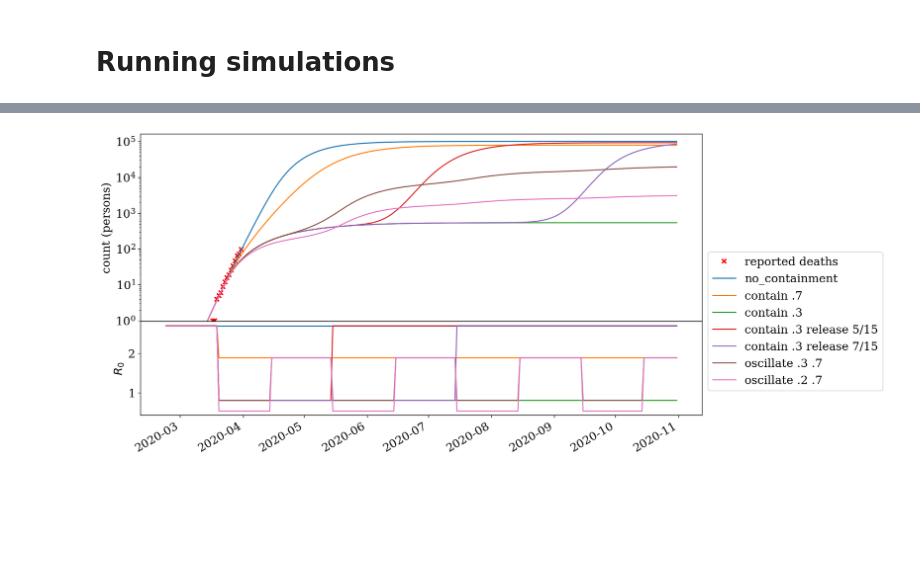
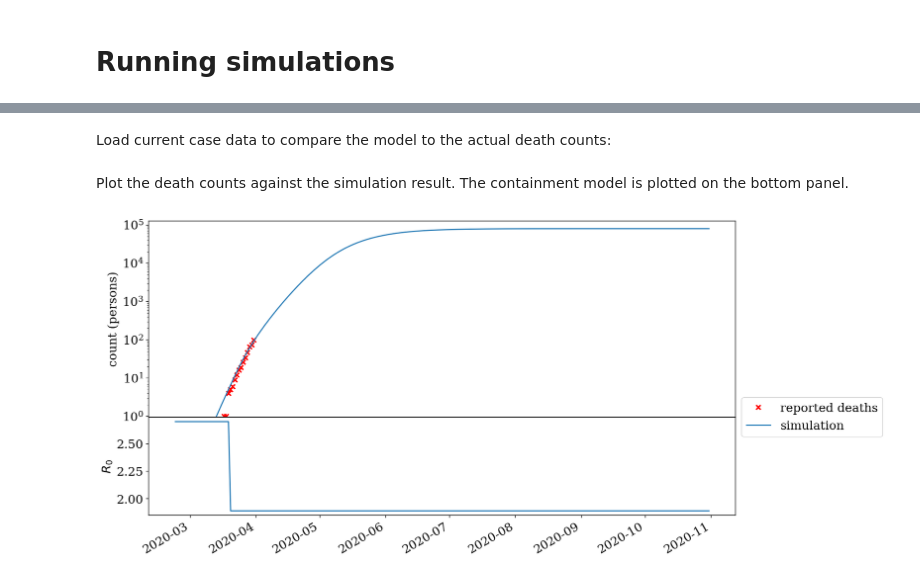
Before and after one commit to uiuc-covid19-modeling/pydemic, a Jupyter notebook: examples/neher-scenarios.ipynb, the cells around one changed output, grey strips where cells are left out. Drawn from its saved outputs; the diff is of its cells as text; code cells hidden in the pictures; blank space fills up the shorter version.

Commit message:
update neher-scenarios notebook

```diff
--- a/examples/neher-scenarios.ipynb
+++ b/examples/neher-scenarios.ipynb
@@ -107,0 +101,6 @@ results['oscillate .2 .7'] = sim_from_containment_model(containment), containmen
+# %%
+sim = NeherModelSimulation(
+    epidemiology, severity, population.imports_per_day,
+    len(age_distribution.counts), containment
+)
+y0 = sim.get_initial_population(population, age_distribution)
@@ -107,0 +110,4 @@ results['oscillate .2 .7'] = sim_from_containment_model(containment), containmen
+# %%
+adaptive_result = sim.solve_deterministic((start_date, end_date), y0)
+times = np.arange(adaptive_result.t[0], adaptive_result.t[-1])
+result = sim.dense_to_logger(adaptive_result, times)
@@ -107,0 +116,24 @@ results['oscillate .2 .7'] = sim_from_containment_model(containment), containmen
+# %%
+fig, ax = plt.subplots(figsize=(10, 8))
+
+def days_to_dates(days):
+    from datetime import datetime
+    from pydemic import date_from
+    return [datetime(*date_from(x)) for x in days]
+
+# loop over compartment names (sim.compartments)
+for name in result.compartments:
+    ax.plot(days_to_dates(result.t), result.y[name].sum(axis=1), label=name)
+
+# plot on y log scale
+ax.set_yscale('log')
+ax.set_ylim(ymin=0.8)
+
+# plot x axis as dates
+ax.xaxis.set_major_formatter(mdates.DateFormatter('%m/%d'))
+fig.autofmt_xdate()
+
+# create legend
+ax.legend(loc='center left', bbox_to_anchor=(1, .5))
+ax.set_xlabel('time')
+ax.set_ylabel('count (persons)');
@@ -108,38 +142,43 @@ results['oscillate .2 .7'] = sim_from_containment_model(containment), containmen
+# %% [markdown]
+Load current case data to compare the model to the actual death counts:
 # %%
 # load reported data
 from pydemic.load import get_case_data
 cases = get_case_data("USA-Illinois")
+# %% [markdown]
+Plot the death counts against the simulation result.
+The containment model is plotted on the bottom panel.
 # %%
 fig = plt.figure(figsize=(14, 8))
 
 import matplotlib.gridspec as gridspec
 gspec = gridspec.GridSpec(ncols=1, nrows=3, figure=fig)
 ax = [fig.add_subplot(gspec[:2,0]), fig.add_subplot(gspec[2,0])]
 
 def days_to_dates(days):
+    from datetime import datetime, timedelta
     return [datetime(2020, 1, 1) + timedelta(x) for x in days]
 
 ax[0].semilogy(days_to_dates(cases.dates), cases.deaths,
             'x', c='r', ms=6, markeredgewidth=2,
             label='reported deaths')
 
-for label, (result, contain) in results.items():
-    ax[0].semilogy(days_to_dates(result.t), result.y['dead'].sum(axis=-1),
-                '-', linewidth=1.5, label=label)
+ax[0].semilogy(days_to_dates(result.t), result.y['dead'].sum(axis=-1),
+            '-', linewidth=1.5, label='simulation')
 
-    ax[1].plot(days_to_dates(result.t), 2.7 * contain(result.t),
-                '-', linewidth=1.5, label=label)
+ax[1].plot(days_to_dates(result.t), 2.7 * containment(result.t),
+            '-', linewidth=1.5)
 
 ax[0].set_ylabel("count (persons)")
 ax[1].set_ylabel(r'$R_0$')
 # ax.set_xlabel("date")
 ax[0].set_ylim(.95, .5 * ax[0].get_ylim()[1])
 ax[0].legend(bbox_to_anchor=(1, 0), loc='center left')
 
 import matplotlib.dates as mdates
 ax[0].xaxis.set_major_formatter(mdates.DateFormatter('%m/%d'))
 fig.autofmt_xdate()
 fig.subplots_adjust(hspace=0, wspace=0)
 # fig.savefig('neher_best_fit.png')
 # %% [output]
-[figure, old version]
+[figure, new version]
```
Also changed, not shown: parts of 30 cells of this notebook.
